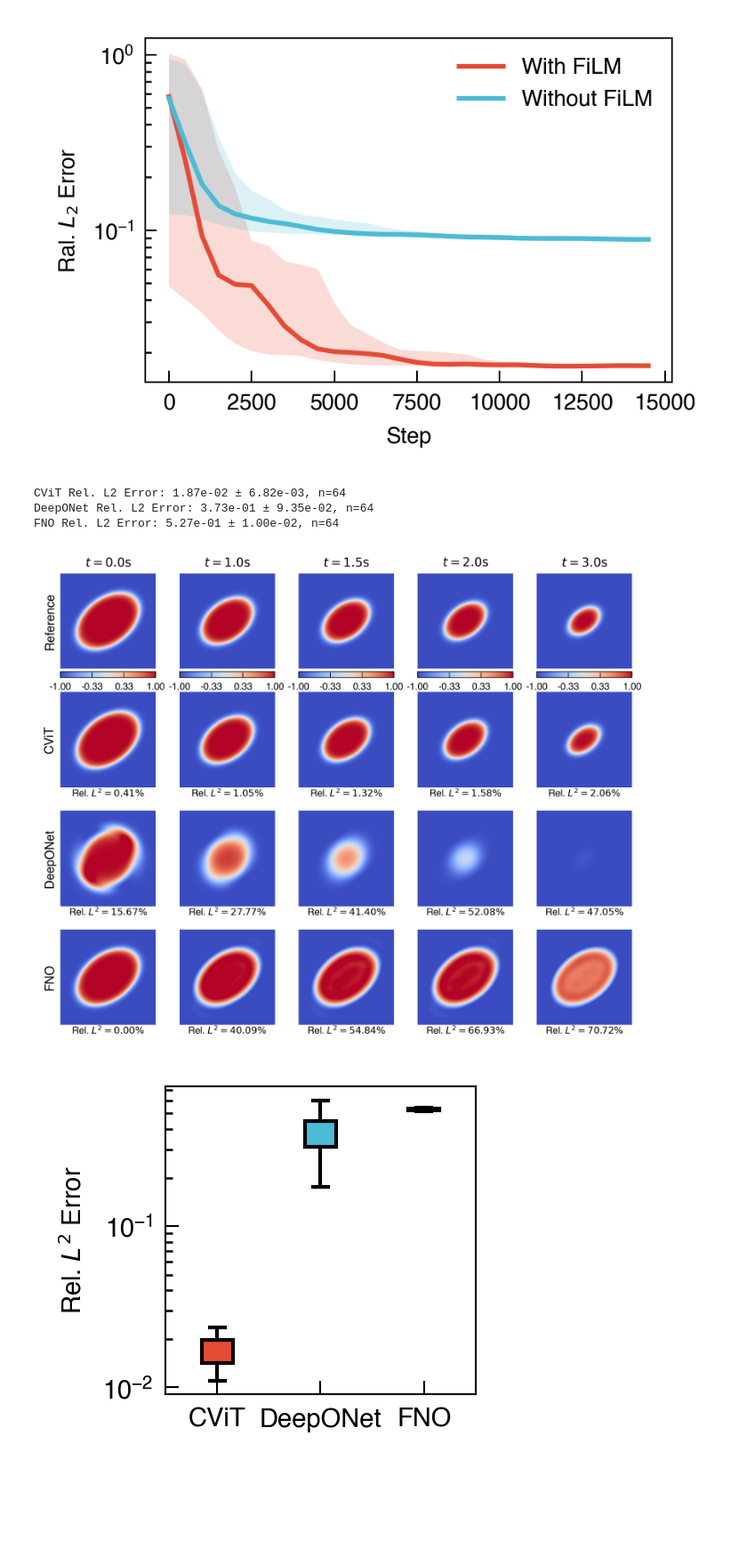
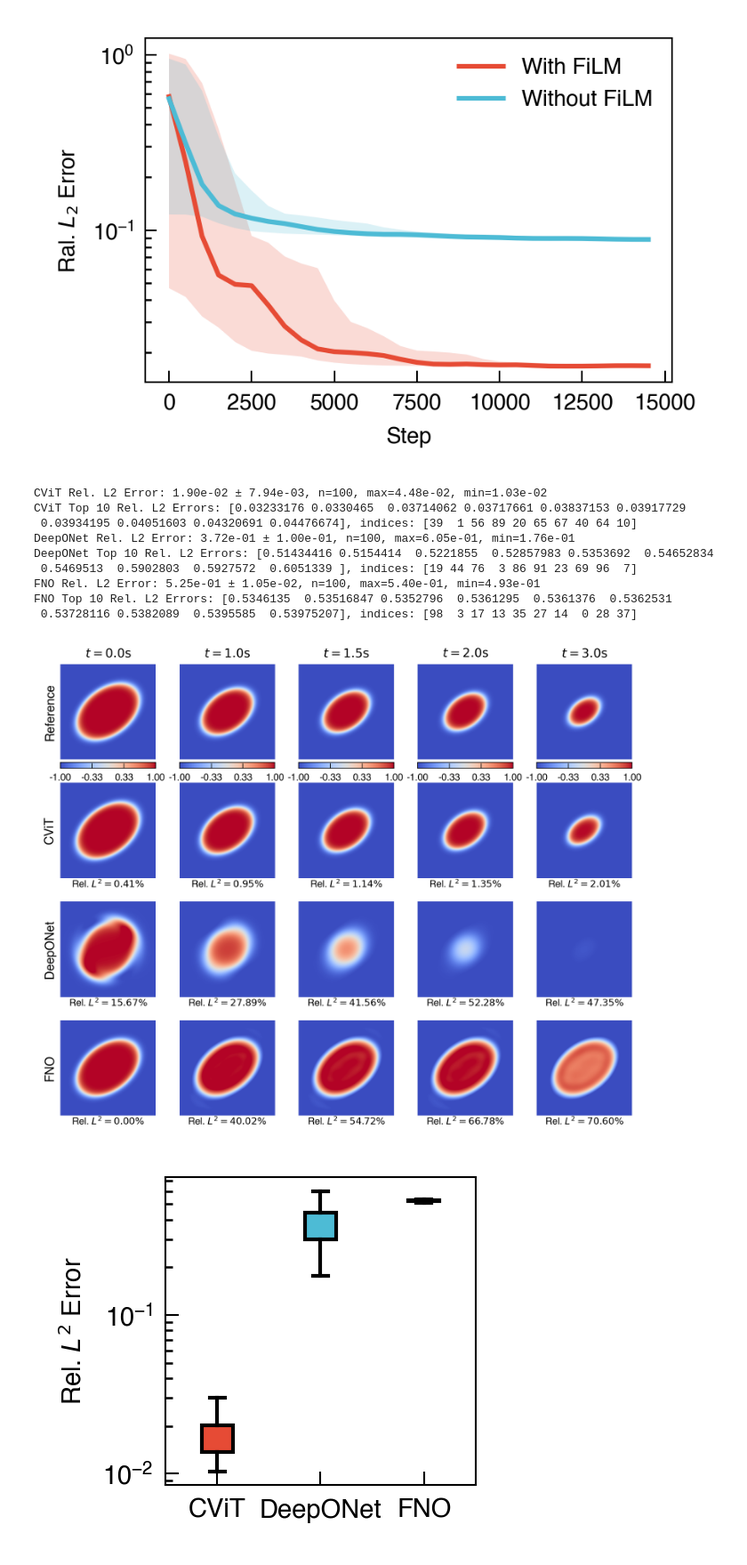
Before and after one commit to NanxiiChen/PI-CViT, a Jupyter notebook: ice_melting/eval.ipynb, the cells around one changed output. Shown at 89% size. Cells and saved outputs as stored; diff of their text form; code cells hidden in the pictures; blank space fills up the shorter version.

```diff
--- a/ice_melting/eval.ipynb
+++ b/ice_melting/eval.ipynb
@@ -276,6 +280,7 @@ key = jax.random.PRNGKey(4)
 # sample_idxs = jax.random.choice(key, B, shape=(num_samples,), replace=False)
 # print(f"Selected sample indices: {sample_idxs}")
 sample_idxs = jnp.array([0,  2,  4, 5, 6, 3,])
+# sample_idxs = jnp.array([39, 1, 56, 89, 20, 3])
 fig = plt.figure(figsize=(7.5, 5))
 gs = gridspec.GridSpec(num_samples, len(target_ts)*3, figure=fig, wspace=0.05, hspace=0.05,
                        width_ratios=[1, 1, 0.25] * len(target_ts))
@@ -320,7 +325,8 @@ for row, batch_th in enumerate(sample_idxs):
             ax.text(0.5, 1.05, "Pred.", va="bottom", ha="center", transform=ax.transAxes)
 
         if col == len(target_ts) - 1:
-            l2_error = jnp.linalg.norm(ref_sols[batch_th, :, channel_th, :, :] - sols[batch_th, :, channel_th, :, :]) / jnp.linalg.norm(ref_sols[batch_th, :, channel_th, :, :])
+            # l2_error = jnp.linalg.norm(ref_sols[batch_th, :, channel_th, :, :] - sols[batch_th, :, channel_th, :, :]) / jnp.linalg.norm(ref_sols[batch_th, :, channel_th, :, :])
+            l2_error = jnp.sqrt(jnp.sum((ref_sols[batch_th, :, channel_th, :, :] - sols[batch_th, :, channel_th, :, :]) ** 2)) / jnp.sqrt(jnp.sum(ref_sols[batch_th, :, channel_th, :, :] ** 2))
             l2_error_perc = l2_error * 100
             ax.text(1.05, 0.5, fr"${l2_error_perc:.2f}\%$", va="center", ha="left", transform=ax.transAxes, fontsize=9)
 
@@ -331,7 +337,7 @@ for row, batch_th in enumerate(sample_idxs):
         # l2_error_perc = l2_error * 100
         # ax.text(0., -0.05, fr"Rel. $L^2={l2_error_perc:.2f}\%$", va="top", ha="center", transform=ax.transAxes)
 
-fig.savefig("./figures/ice_melting_solution_field_samples.pdf", dpi=300, bbox_inches="tight", pad_inches=0.01)
+# fig.savefig("./figures/ice_melting_solution_field_samples.pdf", dpi=300, bbox_inches="tight", pad_inches=0.01)
 # %% [output]
 [figure]
 # %%
@@ -597,9 +603,14 @@ for row, info in enumerate(model_info):
         )
 
 
-    l2_errors = jnp.sqrt(jnp.mean((sols - ref_sols) ** 2, axis=[1, 3, 4])) / jnp.sqrt(jnp.mean(ref_sols ** 2, axis=[1, 3, 4])) # B, C
+    # l2_errors = jnp.sqrt(jnp.mean((sols - ref_sols) ** 2, axis=[1, 3, 4])) / jnp.sqrt(jnp.mean(ref_sols ** 2, axis=[1, 3, 4])) # B, C
+    l2_errors = jnp.sqrt(jnp.sum((sols - ref_sols) ** 2, axis=(1, 3, 4))) / jnp.sqrt(jnp.sum(ref_sols ** 2, axis=(1, 3, 4))) # B, C
     l2_errors = jnp.mean(l2_errors, axis=-1) # B
-    print(f"{name} Rel. L2 Error: {l2_errors.mean():.2e} ± {l2_errors.std():.2e}, n={l2_errors.shape[0]}")
+    print(f"{name} Rel. L2 Error: {l2_errors.mean():.2e} ± {l2_errors.std():.2e}, n={l2_errors.shape[0]}, max={l2_errors.max():.2e}, min={l2_errors.min():.2e}")
+    # find the index of the sample with the top 5 largest l2 error
+    top5_idx = jnp.argsort(l2_errors)[-10:]
+    print(f"{name} Top 10 Rel. L2 Errors: {l2_errors[top5_idx]}, indices: {top5_idx}")
+
     batch_errors[name] = l2_errors
     for col in range(len(target_ts)):
         # ax = axes[row+1, col]
@@ -639,26 +650,32 @@ for row, info in enumerate(model_info):
 
 # fig.savefig("./figures/ice_melting_solution_all_models.pdf", dpi=300, bbox_inches="tight", pad_inches=0.01)
 # %% [output]
-CViT Rel. L2 Error: 1.87e-02 ± 6.82e-03, n=64
-DeepONet Rel. L2 Error: 3.73e-01 ± 9.35e-02, n=64
-FNO Rel. L2 Error: 5.27e-01 ± 1.00e-02, n=64
+CViT Rel. L2 Error: 1.90e-02 ± 7.94e-03, n=100, max=4.48e-02, min=1.03e-02
+CViT Top 10 Rel. L2 Errors: [0.03233176 0.0330465  0.03714062 0.03717661 0.03837153 0.03917729
+ 0.03934195 0.04051603 0.04320691 0.04476674], indices: [39  1 56 89 20 65 67 40 64 10]
+DeepONet Rel. L2 Error: 3.72e-01 ± 1.00e-01, n=100, max=6.05e-01, min=1.76e-01
+DeepONet Top 10 Rel. L2 Errors: [0.51434416 0.5154414  0.5221855  0.52857983 0.5353692  0.54652834
+ 0.5469513  0.5902803  0.5927572  0.6051339 ], indices: [19 44 76  3 86 91 23 69 96  7]
+FNO Rel. L2 Error: 5.25e-01 ± 1.05e-02, n=100, max=5.40e-01, min=4.93e-01
+FNO Top 10 Rel. L2 Errors: [0.5346135  0.53516847 0.5352796  0.5361295  0.5361376  0.5362531
+ 0.53728116 0.5382089  0.5395585  0.53975207], indices: [98  3 17 13 35 27 14  0 28 37]
 [figure]
 # %%
 # plot boxplot of batch_errors
 fig, ax = plt.subplots(figsize=(1.5, 1.5))
 bplot = ax.boxplot(batch_errors.values(),
                    patch_artist=True,
                    tick_labels=batch_errors.keys(),
                    showfliers=False,
                    medianprops=dict(linewidth=0.0, color="black"),)
 colors = ["C0", "C1", "C2"]
 for patch, color in zip(bplot["boxes"], colors):
     patch.set_facecolor(color)
 ax.set_yscale("log")
 ax.set_ylabel("Rel. $L^2$ Error")
 
 import pandas as pd
 batch_errors_df = pd.DataFrame(batch_errors)
-batch_errors_df.to_csv("./training_logs/ice_melting/ice_melting_solution_batch_errors.csv", index=False)
+# batch_errors_df.to_csv("./training_logs/ice_melting/ice_melting_solution_batch_errors.csv", index=False)
 # %% [output]
-[figure, old version]
+[figure, new version]
```
Also changed, not shown: parts of 4 cells of this notebook, 5 other files.
